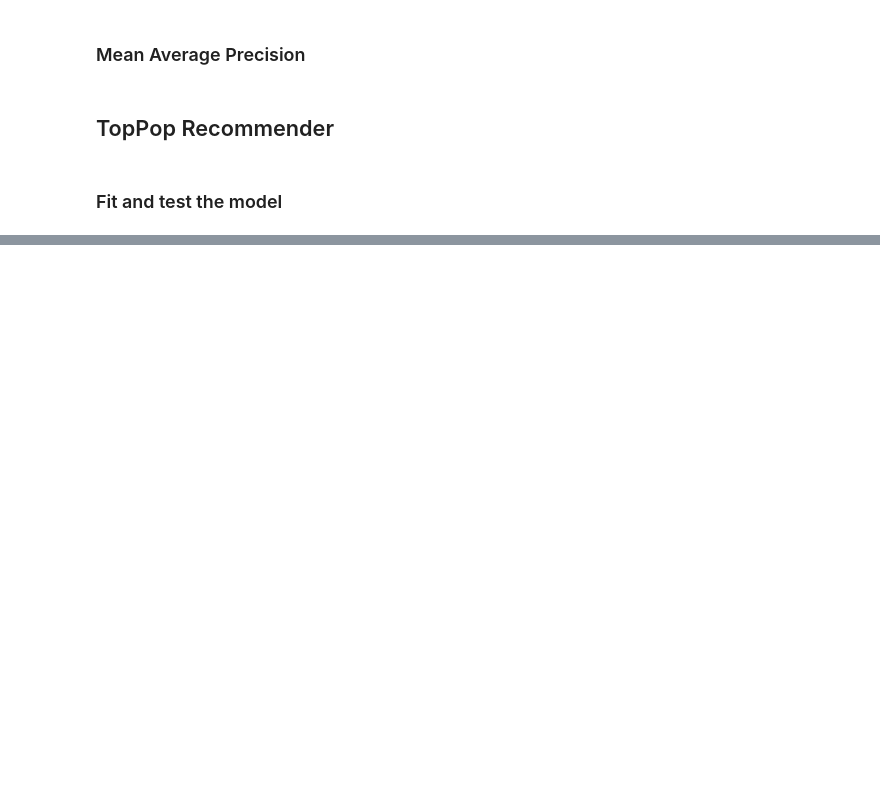
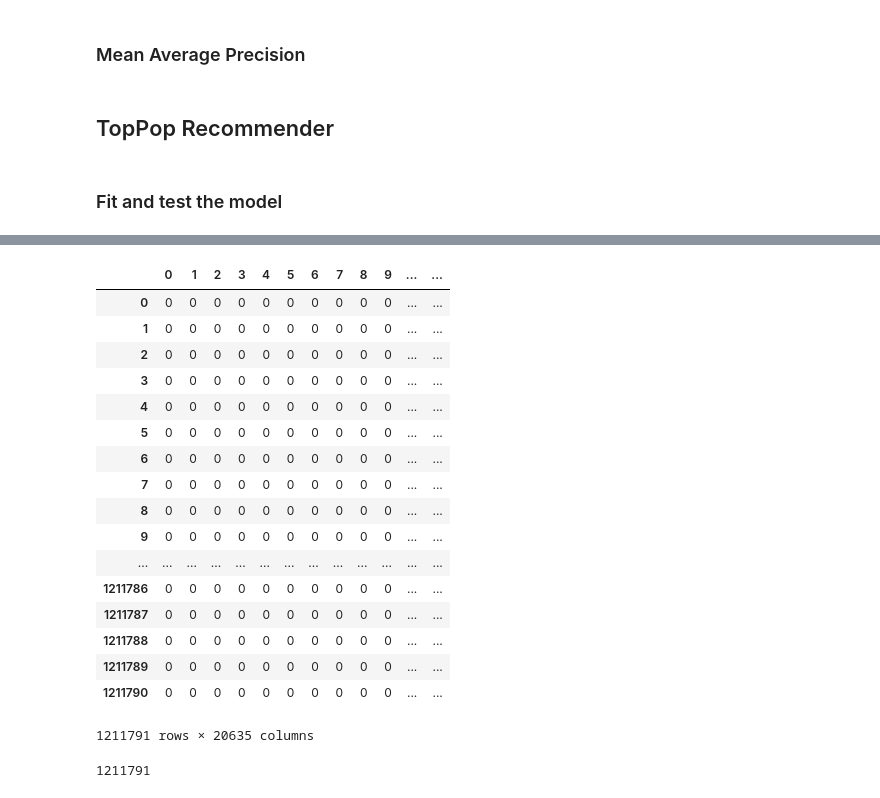
Before and after one commit to filippocollini/RecSysChallenge, a Jupyter notebook: RecSysChallenge_AimiCollini.ipynb, the cells around one changed output, grey strips where cells are left out. Saved outputs shown, nothing was run; the diff lists cells and outputs as text; code cells hidden in the pictures; blank space fills up the shorter version.

```diff
--- a/RecSysChallenge_AimiCollini.ipynb
+++ b/RecSysChallenge_AimiCollini.ipynb
@@ -210,0 +278,22 @@ result
+# %%
+train_dummies = pd.get_dummies(train['track_id'], sparse=True)
+train_dummies
+# %% [output]
+|  | 0 | 1 | 2 | 3 | 4 | 5 | 6 | 7 | 8 | 9 | ... | ... |
+| 0 | 0 | 0 | 0 | 0 | 0 | 0 | 0 | 0 | 0 | 0 | ... | ... |
+| 1 | 0 | 0 | 0 | 0 | 0 | 0 | 0 | 0 | 0 | 0 | ... | ... |
+| 2 | 0 | 0 | 0 | 0 | 0 | 0 | 0 | 0 | 0 | 0 | ... | ... |
+| 3 | 0 | 0 | 0 | 0 | 0 | 0 | 0 | 0 | 0 | 0 | ... | ... |
+| 4 | 0 | 0 | 0 | 0 | 0 | 0 | 0 | 0 | 0 | 0 | ... | ... |
+| 5 | 0 | 0 | 0 | 0 | 0 | 0 | 0 | 0 | 0 | 0 | ... | ... |
+| 6 | 0 | 0 | 0 | 0 | 0 | 0 | 0 | 0 | 0 | 0 | ... | ... |
+| 7 | 0 | 0 | 0 | 0 | 0 | 0 | 0 | 0 | 0 | 0 | ... | ... |
+| 8 | 0 | 0 | 0 | 0 | 0 | 0 | 0 | 0 | 0 | 0 | ... | ... |
+| 9 | 0 | 0 | 0 | 0 | 0 | 0 | 0 | 0 | 0 | 0 | ... | ... |
+| ... | ... | ... | ... | ... | ... | ... | ... | ... | ... | ... | ... | ... |
+| 1211786 | 0 | 0 | 0 | 0 | 0 | 0 | 0 | 0 | 0 | 0 | ... | ... |
+| 1211787 | 0 | 0 | 0 | 0 | 0 | 0 | 0 | 0 | 0 | 0 | ... | ... |
+| 1211788 | 0 | 0 | 0 | 0 | 0 | 0 | 0 | 0 | 0 | 0 | ... | ... |
+| 1211789 | 0 | 0 | 0 | 0 | 0 | 0 | 0 | 0 | 0 | 0 | ... | ... |
+| 1211790 | 0 | 0 | 0 | 0 | 0 | 0 | 0 | 0 | 0 | 0 | ... | ... |
+1211791 rows × 20635 columns
@@ -210,0 +302,4 @@ result
+# %%
+traind.count_nonzero()
+# %% [output]
+1211791
```
Also changed, not shown: parts of 25 cells of this notebook.
